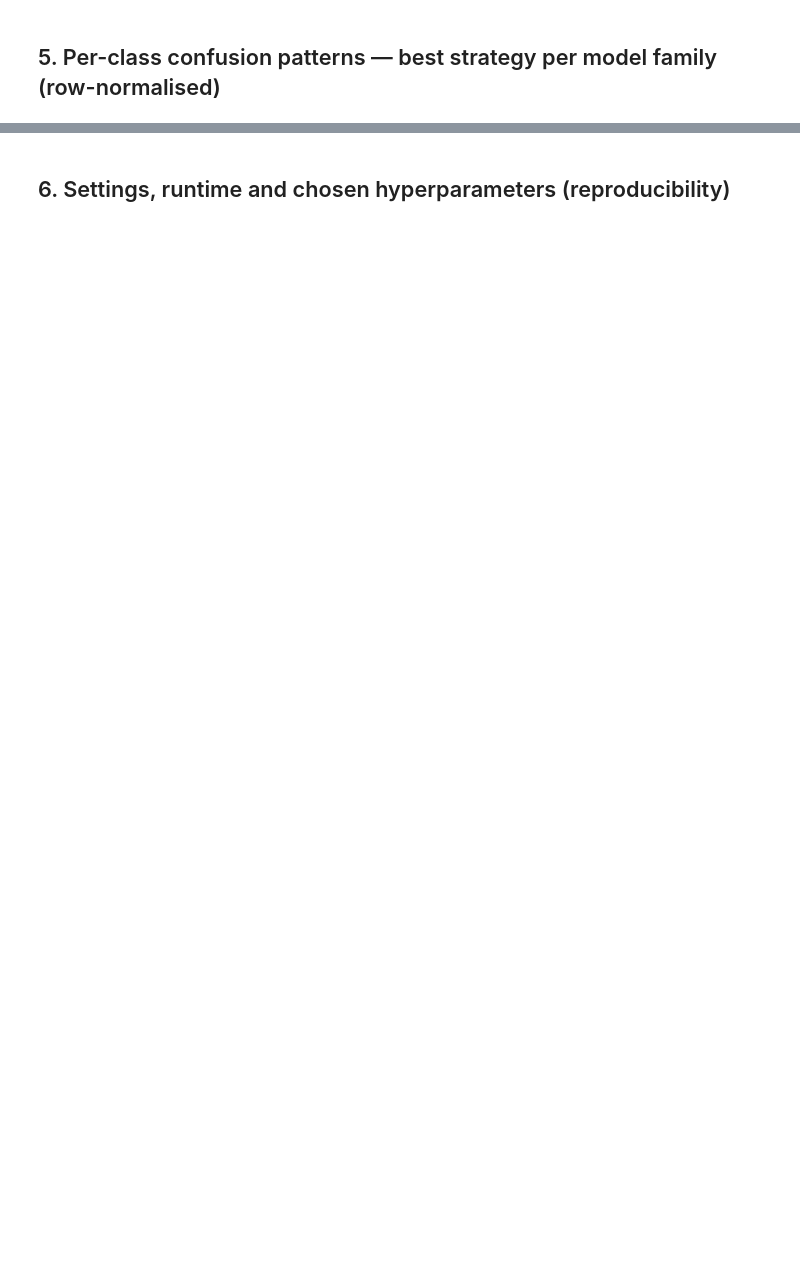
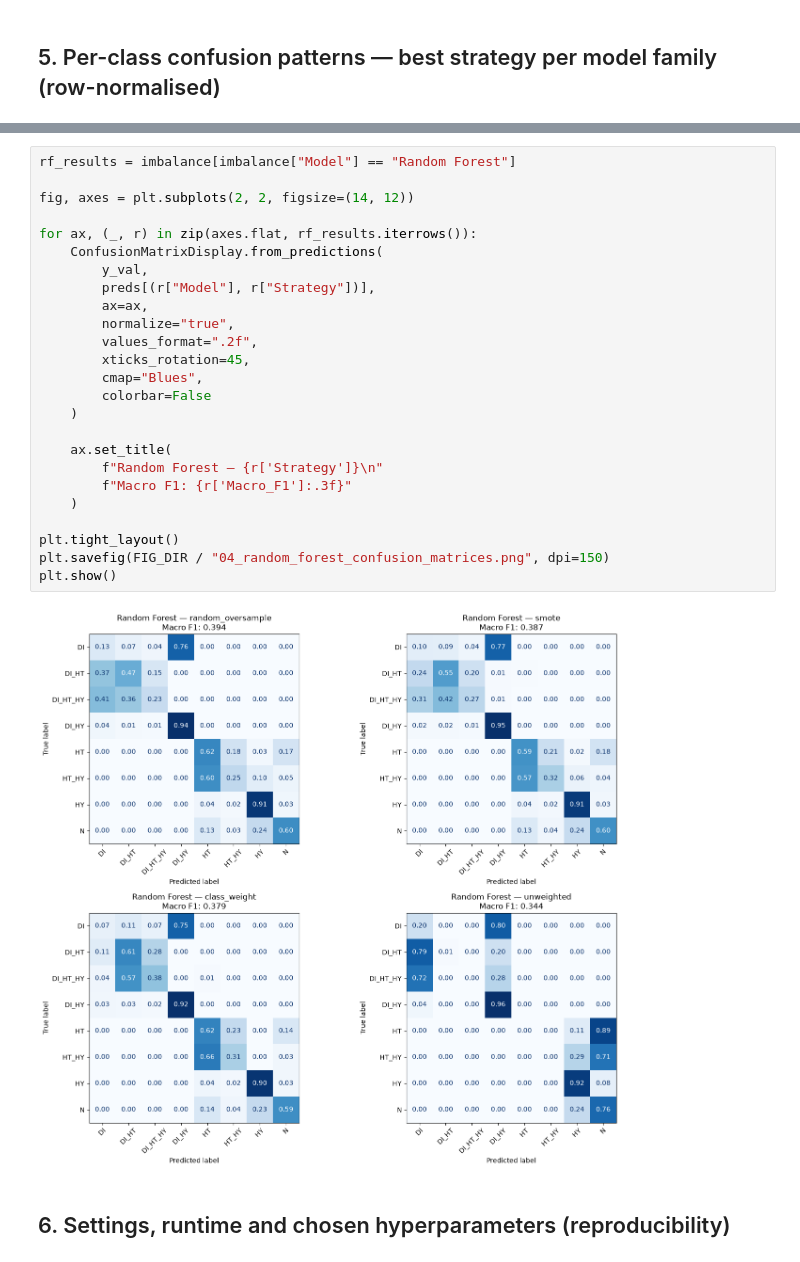
Before and after one commit to esandu12/chronic-disease-ml, a Jupyter notebook: notebooks/04_baselines_imbalance_dulsara.ipynb, the cells around one changed output, grey strips where cells are left out. Drawn from its saved outputs; the diff is of its cells as text; blank space fills up the shorter version.

```diff
--- a/notebooks/04_baselines_imbalance_dulsara.ipynb
+++ b/notebooks/04_baselines_imbalance_dulsara.ipynb
@@ -176,3 +436,30 @@ best_per_model
+# %%
+rf_results = imbalance[imbalance["Model"] == "Random Forest"]
+
+fig, axes = plt.subplots(2, 2, figsize=(14, 12))
+
+for ax, (_, r) in zip(axes.flat, rf_results.iterrows()):
+    ConfusionMatrixDisplay.from_predictions(
+        y_val,
+        preds[(r["Model"], r["Strategy"])],
+        ax=ax,
+        normalize="true",
+        values_format=".2f",
+        xticks_rotation=45,
+        cmap="Blues",
+        colorbar=False
+    )
+
+    ax.set_title(
+        f"Random Forest — {r['Strategy']}\n"
+        f"Macro F1: {r['Macro_F1']:.3f}"
+    )
+
+plt.tight_layout()
+plt.savefig(FIG_DIR / "04_random_forest_confusion_matrices.png", dpi=150)
+plt.show()
+# %% [output]
+[figure, added]
 # %% [markdown]
 ## 6. Settings, runtime and chosen hyperparameters (reproducibility)
 # %%
```
Also changed, not shown: parts of 21 cells of this notebook, 8 other files.
